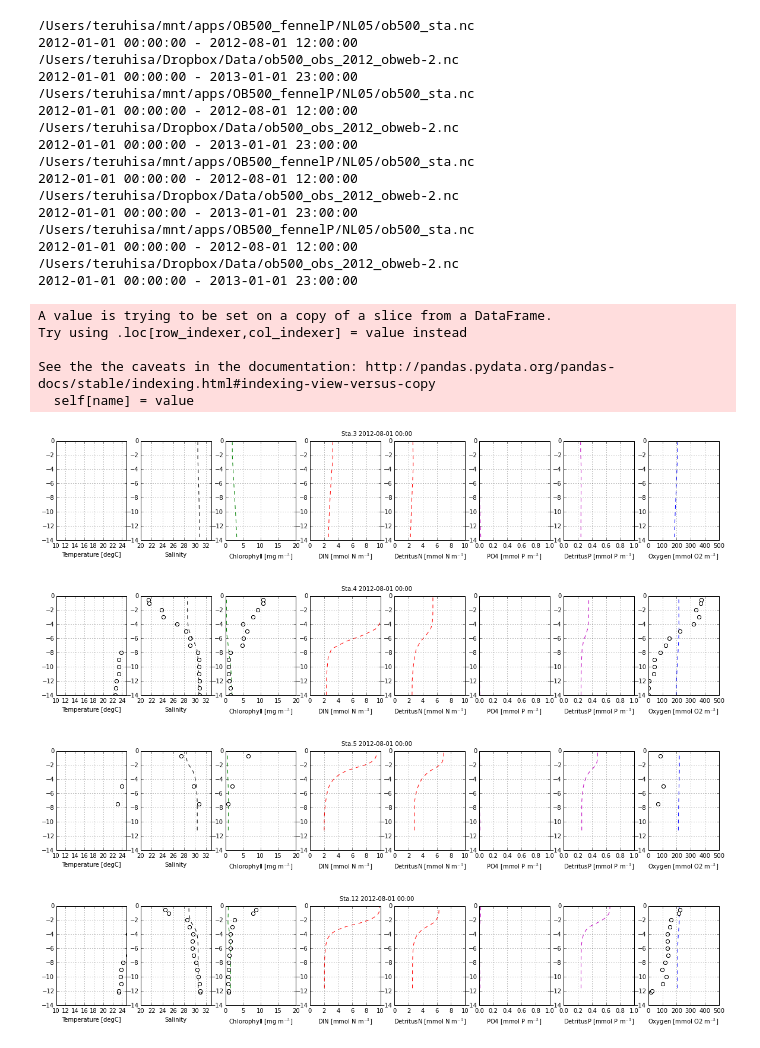
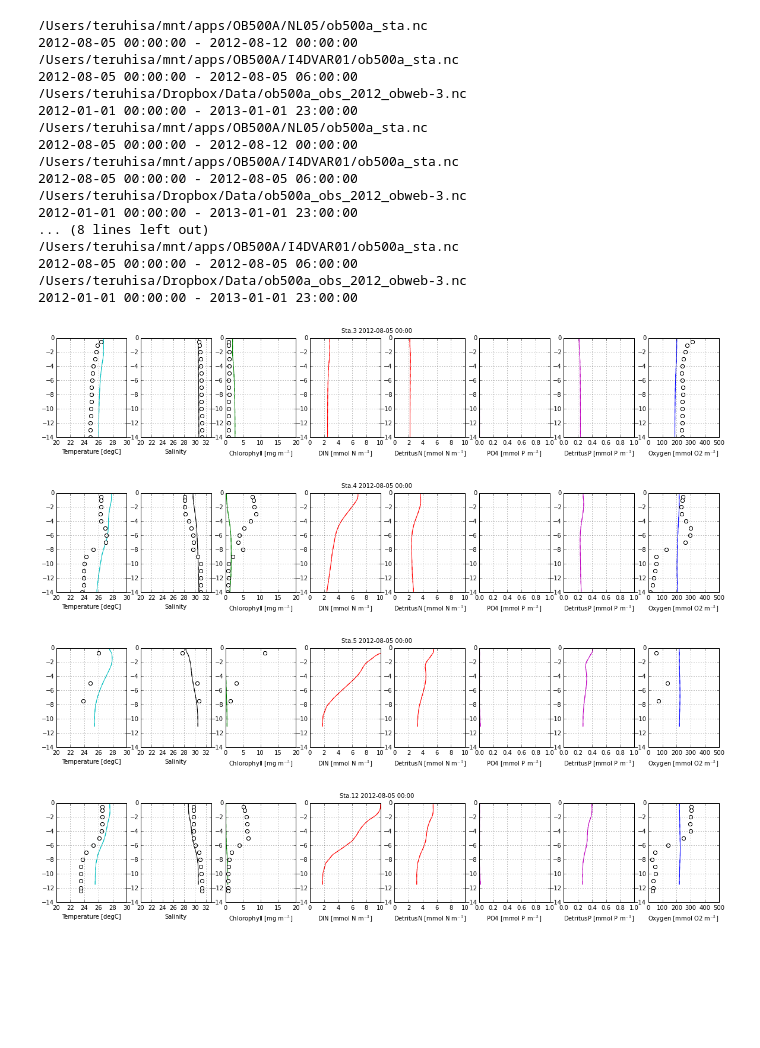
Before and after one commit to okadate/notebook, a Jupyter notebook: romspy/profiles.ipynb, the cells around one changed output. Saved outputs shown, nothing was run; the diff lists cells and outputs as text; code cells hidden in the pictures; blank space fills up the shorter version.

```diff
--- a/romspy/profiles.ipynb
+++ b/romspy/profiles.ipynb
@@ -5,13 +5,14 @@ import datetime as dt
 
 import romspy
 
-freefile = '/Users/teruhisa/mnt/apps/OB500_fennelP/NL05/ob500_sta.nc'
-obsfile = '/Users/teruhisa/Dropbox/Data/ob500_obs_2012_obweb-2.nc'
+freefile = '/Users/teruhisa/mnt/apps/OB500A/NL05/ob500a_sta.nc'
+assifile = '/Users/teruhisa/mnt/apps/OB500A/I4DVAR01/ob500a_sta.nc'
+obsfile = '/Users/teruhisa/Dropbox/Data/ob500a_obs_2012_obweb-3.nc'
 
 
 def profiles(station):
-    ax = romspy.profiles.fennelP(time, station, freefile=freefile, obsfile=obsfile)
-    ax[0].set_xlim(10,25)
+    ax = romspy.profiles.fennelP(time, station, freefile=freefile, assifile=assifile, obsfile=obsfile)
+    ax[0].set_xlim(20,30)
     ax[1].set_xlim(20,33)
     ax[2].set_xlim(0,20)
     ax[3].set_xlim(0,10)
@@ -20,5 +21,5 @@ def profiles(station):
     #ax[6].set_xlim(0,1.0)
     #ax[7].set_xlim(0,500)
 
-romspy.get_time(freefile, 'ends')
+romspy.get_time(assifile, 'all')
 # %% [output]
@@ -28,31 +34,27 @@ romspy.get_time(freefile, 'ends')
 # %%
-time = dt.datetime(2012,8,1,0)
+time = dt.datetime(2012,8,5,0)
 
 for station in [3,4,5,12]:
     profiles(station)
 # %% [output]
-/Users/teruhisa/mnt/apps/OB500_fennelP/NL05/ob500_sta.nc
-2012-01-01 00:00:00 - 2012-08-01 12:00:00
-/Users/teruhisa/Dropbox/Data/ob500_obs_2012_obweb-2.nc
+/Users/teruhisa/mnt/apps/OB500A/NL05/ob500a_sta.nc
+2012-08-05 00:00:00 - 2012-08-12 00:00:00
+/Users/teruhisa/mnt/apps/OB500A/I4DVAR01/ob500a_sta.nc
+2012-08-05 00:00:00 - 2012-08-05 06:00:00
+/Users/teruhisa/Dropbox/Data/ob500a_obs_2012_obweb-3.nc
 2012-01-01 00:00:00 - 2013-01-01 23:00:00
-/Users/teruhisa/mnt/apps/OB500_fennelP/NL05/ob500_sta.nc
-2012-01-01 00:00:00 - 2012-08-01 12:00:00
-/Users/teruhisa/Dropbox/Data/ob500_obs_2012_obweb-2.nc
+/Users/teruhisa/mnt/apps/OB500A/NL05/ob500a_sta.nc
+2012-08-05 00:00:00 - 2012-08-12 00:00:00
+/Users/teruhisa/mnt/apps/OB500A/I4DVAR01/ob500a_sta.nc
+2012-08-05 00:00:00 - 2012-08-05 06:00:00
+/Users/teruhisa/Dropbox/Data/ob500a_obs_2012_obweb-3.nc
 2012-01-01 00:00:00 - 2013-01-01 23:00:00
-/Users/teruhisa/mnt/apps/OB500_fennelP/NL05/ob500_sta.nc
-2012-01-01 00:00:00 - 2012-08-01 12:00:00
-/Users/teruhisa/Dropbox/Data/ob500_obs_2012_obweb-2.nc
+... (8 lines left out)
+/Users/teruhisa/mnt/apps/OB500A/I4DVAR01/ob500a_sta.nc
+2012-08-05 00:00:00 - 2012-08-05 06:00:00
+/Users/teruhisa/Dropbox/Data/ob500a_obs_2012_obweb-3.nc
 2012-01-01 00:00:00 - 2013-01-01 23:00:00
-/Users/teruhisa/mnt/apps/OB500_fennelP/NL05/ob500_sta.nc
-2012-01-01 00:00:00 - 2012-08-01 12:00:00
-/Users/teruhisa/Dropbox/Data/ob500_obs_2012_obweb-2.nc
-2012-01-01 00:00:00 - 2013-01-01 23:00:00
-A value is trying to be set on a copy of a slice from a DataFrame.
-Try using .loc[row_indexer,col_indexer] = value instead
-
-See the the caveats in the documentation: http://pandas.pydata.org/pandas-docs/stable/indexing.html#indexing-view-versus-copy
-  self[name] = value
-[figure, old version]
+[figure, new version]
-[figure, old version]
+[figure, new version]
-[figure, old version]
+[figure, new version]
-[figure, old version]
+[figure, new version]
```
Also changed, not shown: parts of 1 cell of this notebook, 8 other files.
